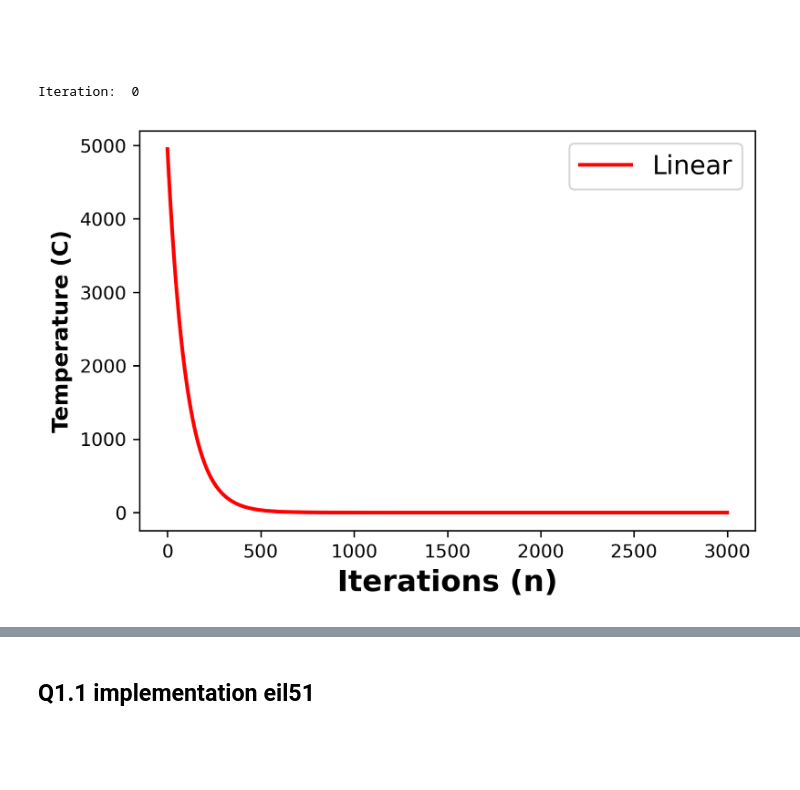
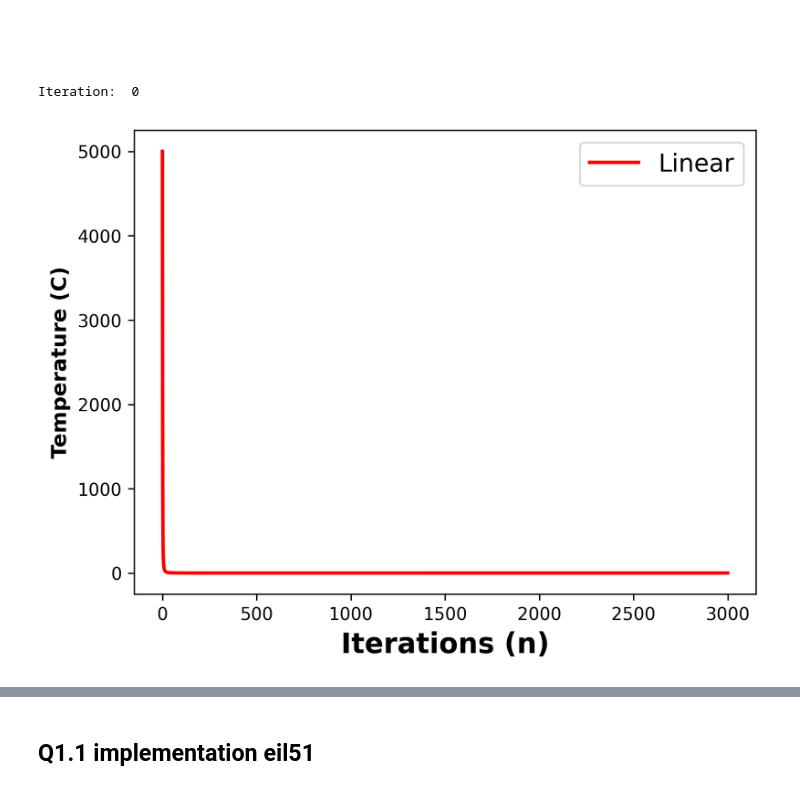
Before and after one commit to BiggusVickus/Stochastic_Simulation, a Jupyter notebook: Assignment 3/LisaPahladsingh_13846566_SanjhanaBhusal_14724383_VictorPiaskowski_15132625_Assignment2.ipynb, the cells around one changed output, grey strips where cells are left out. Cells and saved outputs as stored; diff of their text form; code cells hidden in the pictures; blank space fills up the shorter version.

```diff
--- a/Assignment 3/LisaPahladsingh_13846566_SanjhanaBhusal_14724383_VictorPiaskowski_15132625_Assignment2.ipynb
+++ b/Assignment 3/LisaPahladsingh_13846566_SanjhanaBhusal_14724383_VictorPiaskowski_15132625_Assignment2.ipynb
@@ -438,15 +438,15 @@ Iteration:  9
 # %%
 initial = SimulatedAnnealing('eil51.tsp')
 initial.same_solution_max = 100
 initial.same_cost_diff_max = 500
 initial.minimize_chain_length = False
-initial.type_of_temperature_change = "linear" # Log, linear, quadratic, constant
+initial.type_of_temperature_change = "quadratic" # Log, linear, quadratic, constant
 initial.max_iter = 3000
 initial.iterations = 1
 
 # run with current settings
 initial.initialize()
 initial.temperature_trajectory()
 # %% [output]
 Iteration:  0
-[figure, old version]
+[figure, new version]
```
Also changed, not shown: parts of 6 cells of this notebook.
